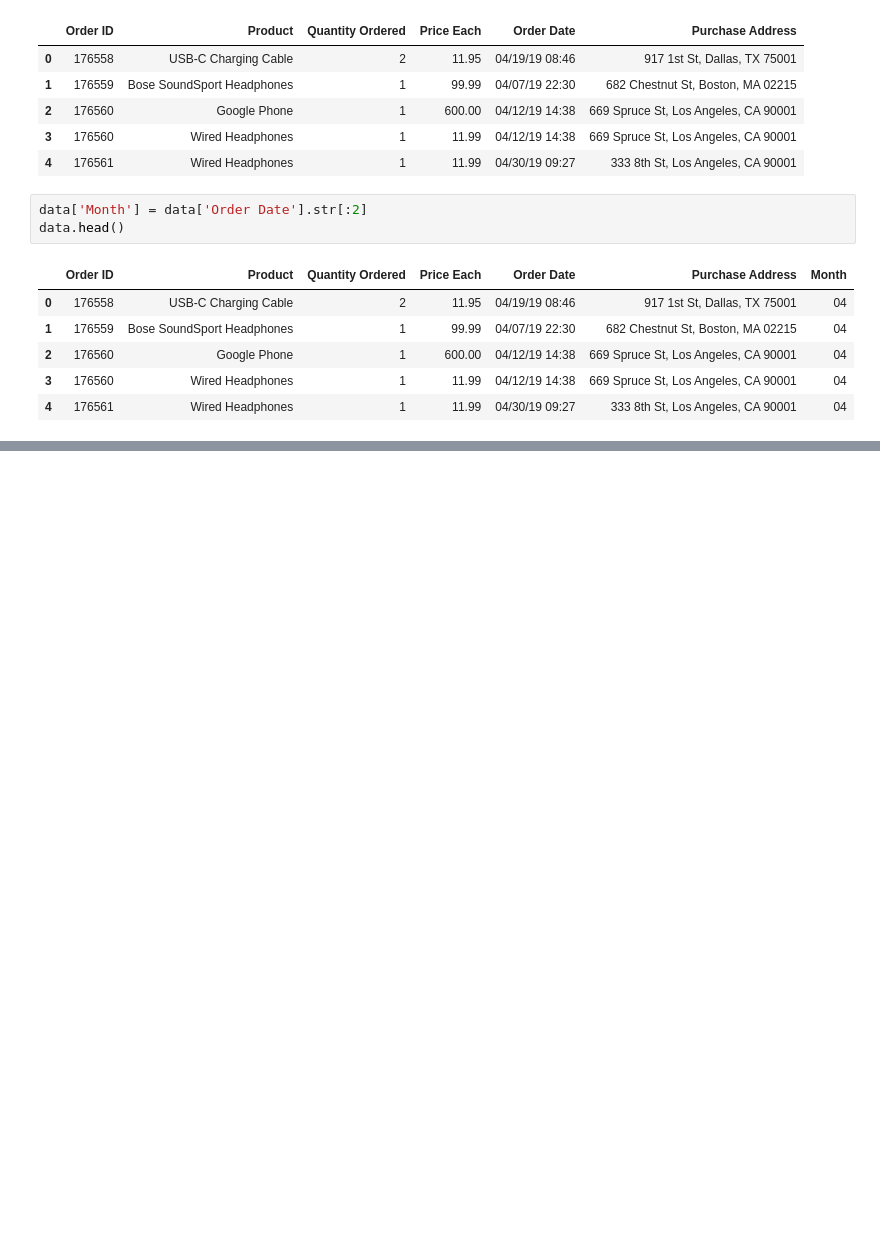
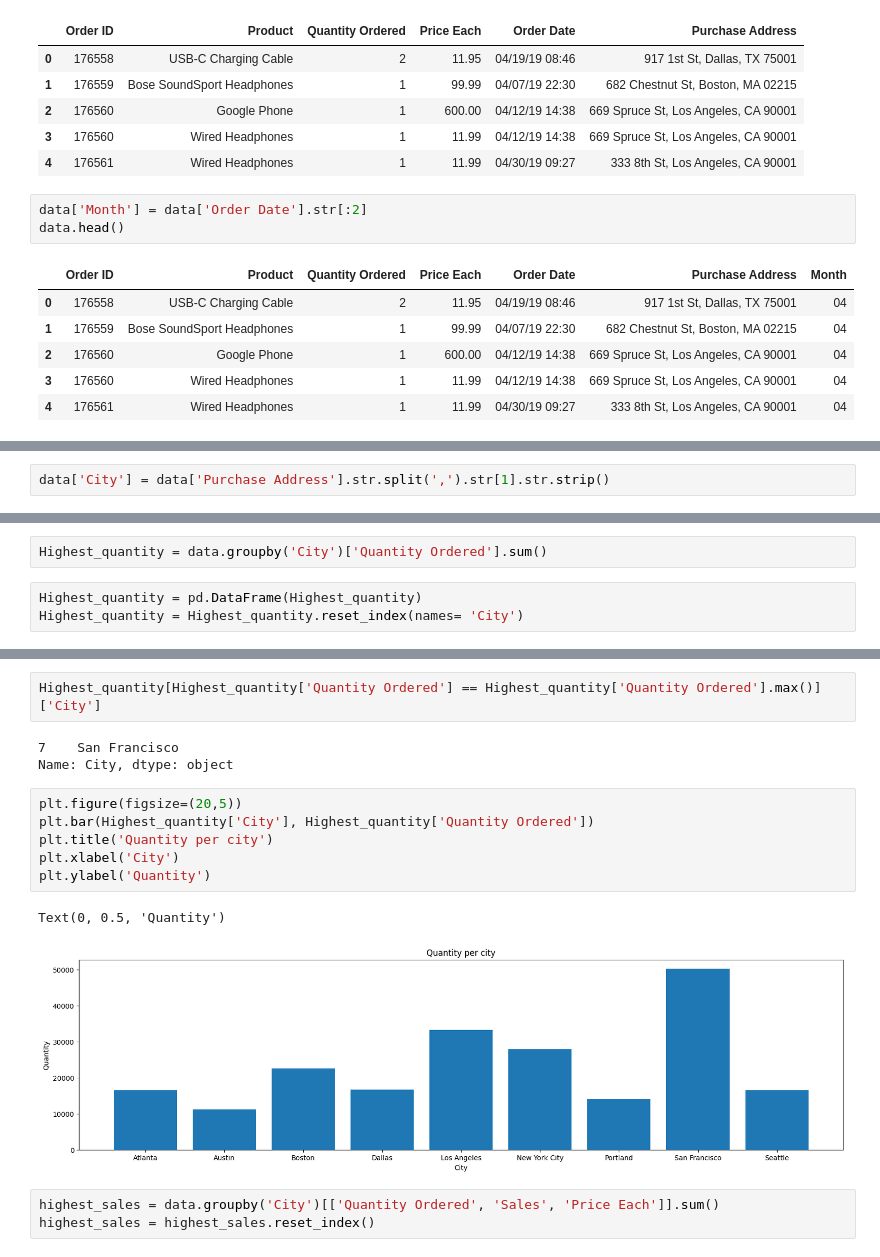
Before and after one commit to hanmtien22/project-2-sales-analysis, a Jupyter notebook: analysis.ipynb, the cells around one changed output, grey strips where cells are left out. Drawn from its saved outputs; the diff is of its cells as text; blank space fills up the shorter version.

```diff
--- a/analysis.ipynb
+++ b/analysis.ipynb
@@ -156,0 +226,2 @@ data.head()
+# %%
+data['City'] = data['Purchase Address'].str.split(',').str[1].str.strip()
@@ -156,0 +237,5 @@ data.head()
+# %%
+Highest_quantity = data.groupby('City')['Quantity Ordered'].sum()
+# %%
+Highest_quantity = pd.DataFrame(Highest_quantity)
+Highest_quantity = Highest_quantity.reset_index(names= 'City')
@@ -156,0 +255,17 @@ data.head()
+# %%
+Highest_quantity[Highest_quantity['Quantity Ordered'] == Highest_quantity['Quantity Ordered'].max()]['City']
+# %% [output]
+7    San Francisco
+Name: City, dtype: object
+# %%
+plt.figure(figsize=(20,5))
+plt.bar(Highest_quantity['City'], Highest_quantity['Quantity Ordered'])
+plt.title('Quantity per city')
+plt.xlabel('City')
+plt.ylabel('Quantity')
+# %% [output]
+Text(0, 0.5, 'Quantity')
+[figure, added]
+# %%
+highest_sales = data.groupby('City')[['Quantity Ordered', 'Sales', 'Price Each']].sum()
+highest_sales = highest_sales.reset_index()
```
Also changed, not shown: parts of 17 cells of this notebook.
